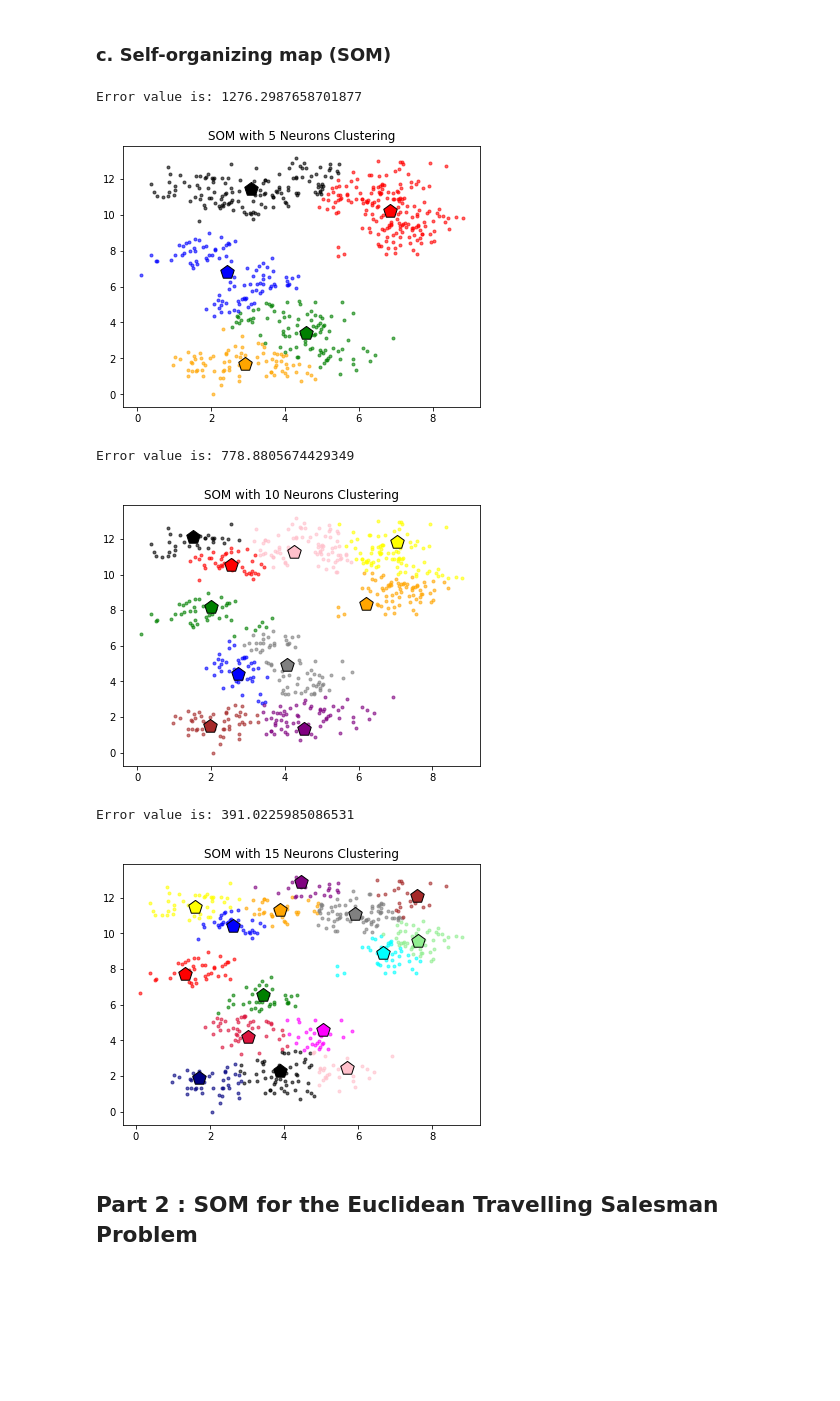
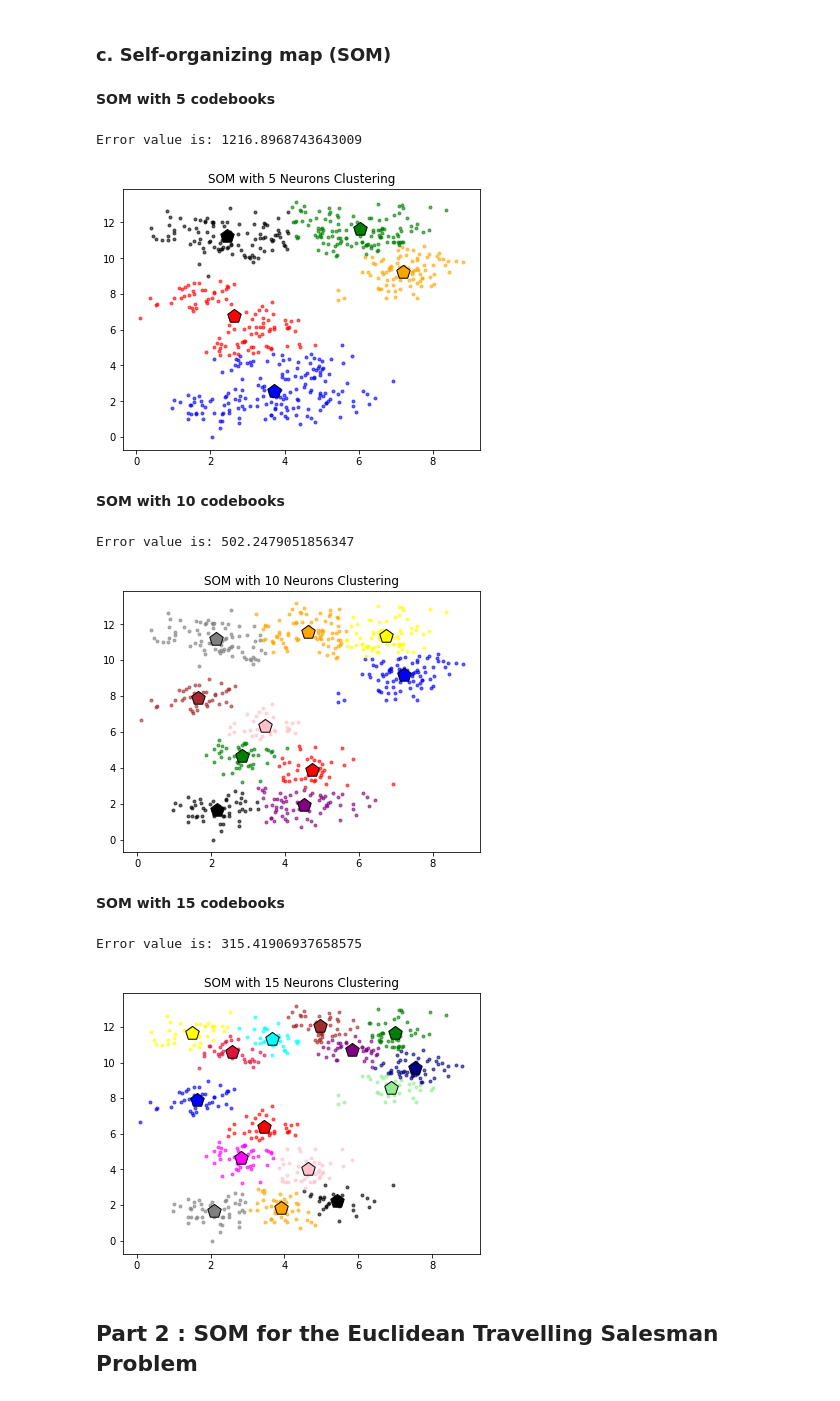
Before and after one commit to akinelden/ie440-final-assignment, a Jupyter notebook: Source.ipynb, the cells around one changed output. Saved outputs shown, nothing was run; the diff lists cells and outputs as text; code cells hidden in the pictures; blank space fills up the shorter version.

```diff
--- a/Source.ipynb
+++ b/Source.ipynb
@@ -123,9 +123,9 @@ Error value is: 538.9474967809786
 # %% [markdown]
 **Experiment for K=15**
 # %%
-x, b, w, z = findBestTrial(patterns, 15, KMeans_batch, trial_number=100, seed=50)
+x, b, w, z = findBestTrial(patterns, 15, KMeans_batch, trial_number=1000, seed=50)
 clusters, centers = splitClusters(x, w, b)
 colors = ["black", "red", "orange", "green", "blue", "yellow", "gray", "purple", "brown", "pink", "cyan", "magenta", "lightgreen", "navy","crimson"]
-plotClusters(clusters, centers, colors, "15-Means Batch Clustering")
+plotClusters(clusters, centers, colors, "15-Means Batch Clustering", name="batch_15")
 print("Error value is: {0}".format(z))
 # %% [output]
@@ -186,9 +186,9 @@ Error value is: 530.6415395055982
 # %% [markdown]
 **Experiment for K=15**
 # %%
-x, b, w, z = findBestTrial(patterns, 15, KMeans_online, trial_number=100, seed=50)
+x, b, w, z = findBestTrial(patterns, 15, KMeans_online, trial_number=1000, seed=50)
 clusters, centers = splitClusters(x, w, b)
 colors = ["black", "red", "orange", "green", "blue", "yellow", "gray", "purple", "brown", "pink", "cyan", "magenta", "lightgreen", "navy","crimson"]
-plotClusters(clusters, centers, colors, "15-Means Online Clustering")
+plotClusters(clusters, centers, colors, "15-Means Online Clustering", name="online_15")
 print("Error value is: {0}".format(z))
 # %% [output]
@@ -197,7 +197,7 @@ Error value is: 364.3624962416157
 # %% [markdown]
 ### c. Self-organizing map (SOM)
 # %%
-def SOM(patterns, cluster_number, alpha=0.9, beta=0.8, seed=440):
+def SOM(patterns, cluster_number, alpha_init=0.95, beta=0.8, seed=440):
     np.random.seed(seed)
     I = cluster_number
     P = np.size(patterns,0)
@@ -206,23 +206,22 @@ def SOM(patterns, cluster_number, alpha=0.9, beta=0.8, seed=440):
     randIndices = np.random.choice(range(P), I, replace=False)
     w = np.copy(patterns)[randIndices]
     x = np.copy(patterns)
+    alpha = alpha_init
     sigma = (x[:,0].max() - x[:,0].min()) / 2
-    while(t < 500):
+    while(t < 500 * I):
         np.random.shuffle(x)
-        w_tp = np.copy(w)
         for p in range(P):
             ip = np.linalg.norm(x[p] - w, axis=1).argmin()
             for i in range(I):
                 gaussian_i = np.exp(-np.linalg.norm(w[i] - w[ip])**2 / sigma**2)
                 delta_w_i = alpha * gaussian_i * (x[p] - w[i])
-                w_tp[i] = w[i] + delta_w_i
+                w[i] += delta_w_i
         sigma = max(1e-8, beta * sigma) # To avoid divide by zero error
         if t < 1000:
-            alpha = 0.9 * (1 - t / 1000)
+            alpha = alpha_init * (1 - t / 2000)
         else:
-            alpha = 1 / np.sqrt(t)
+            alpha = 0.999**t
         t += 1
-        w = w_tp
     return x, w
 # %%
 def findClusterClasses(x, w):
@@ -240,39 +239,45 @@ def calculateError(b, x, w):
     for i in assg_indices:
         z += np.sum( (x[i[1]] - w[i[0]])**2 )
     return z
+# %% [markdown]
+**SOM with 5 codebooks**
 # %%
-x, w = SOM(patterns, 5, seed=400)
+x, w = SOM(patterns, 5, seed=24)
 b = findClusterClasses(x, w)
 clusters, centers = splitClusters(x, w, b)
 colors = ["black", "red", "orange", "green", "blue"]
-plotClusters(clusters, centers, colors, "SOM with 5 Neurons Clustering")
+plotClusters(clusters, centers, colors, "SOM with 5 Neurons Clustering", name="som_cluster_5")
 z = calculateError(b, x, w)
 print("Error value is: {0}".format(z))
 # %% [output]
-Error value is: 1276.2987658701877
+Error value is: 1216.8968743643009
-[figure, old version]
+[figure, new version]
+# %% [markdown]
+**SOM with 10 codebooks**
 # %%
-x, w = SOM(patterns, 10, seed=72)
+x, w = SOM(patterns, 10, seed=440)
 b = findClusterClasses(x, w)
 clusters, centers = splitClusters(x, w, b)
 colors = ["black", "red", "orange", "green", "blue", "yellow", "gray", "purple", "brown", "pink"]
-plotClusters(clusters, centers, colors, "SOM with 10 Neurons Clustering")
+plotClusters(clusters, centers, colors, "SOM with 10 Neurons Clustering", name="som_cluster_10")
 z = calculateError(b, x, w)
 print("Error value is: {0}".format(z))
 # %% [output]
-Error value is: 778.8805674429349
+Error value is: 502.2479051856347
-[figure, old version]
+[figure, new version]
+# %% [markdown]
+**SOM with 15 codebooks**
 # %%
 x, w = SOM(patterns, 15, seed=50)
 b = findClusterClasses(x, w)
 clusters, centers = splitClusters(x, w, b)
 colors = ["black", "red", "orange", "green", "blue", "yellow", "gray", "purple", "brown", "pink", "cyan", "magenta", "lightgreen", "navy","crimson"]
-plotClusters(clusters, centers, colors, "SOM with 15 Neurons Clustering")
+plotClusters(clusters, centers, colors, "SOM with 15 Neurons Clustering", name="som_cluster_15")
 z = calculateError(b, x, w)
 print("Error value is: {0}".format(z))
 # %% [output]
-Error value is: 391.0225985086531
+Error value is: 315.41906937658575
-[figure, old version]
+[figure, new version]
 # %% [markdown]
 ## Part 2 : SOM for the Euclidean Travelling Salesman Problem
 # %%
```
Also changed, not shown: parts of 45 cells of this notebook.
